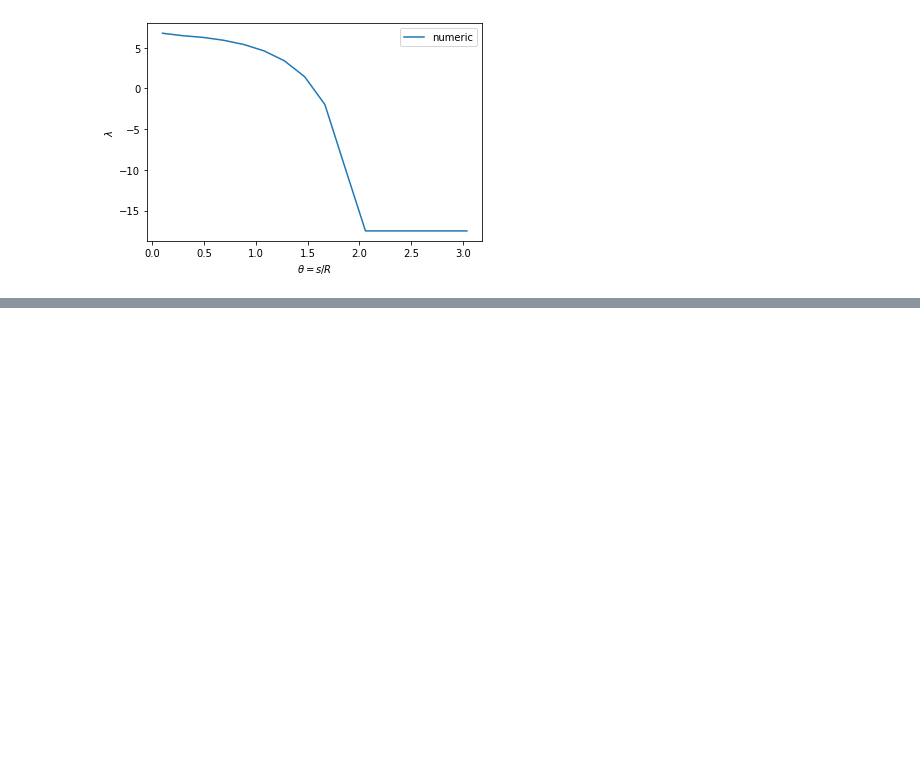
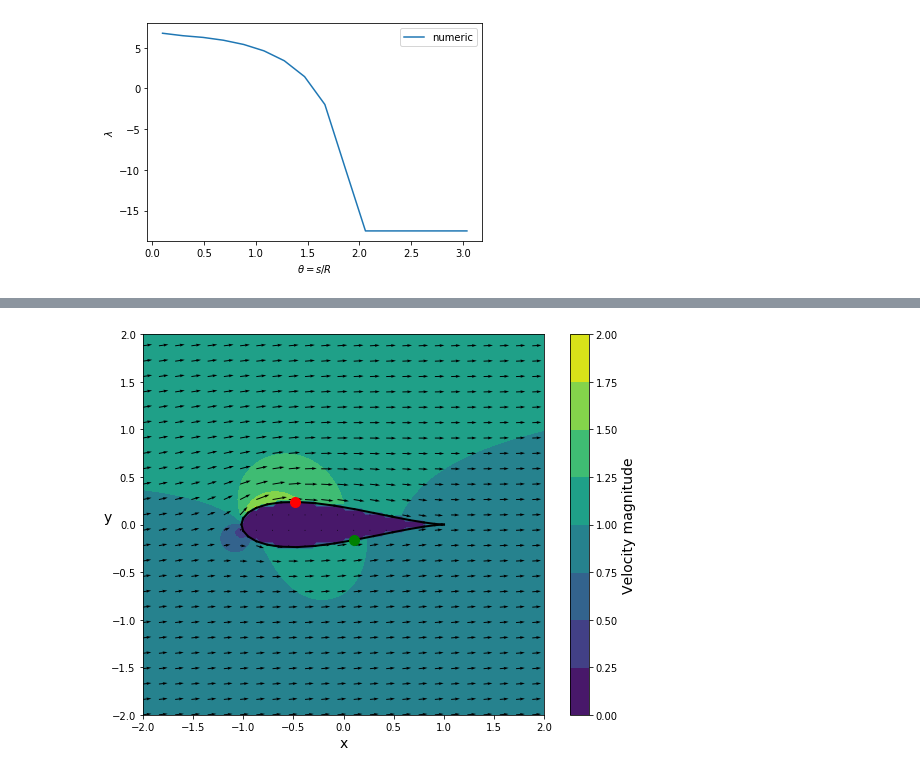
Before and after one commit to weymouth/MarineHydro, a Jupyter notebook: tutorials/notebook template.ipynb, the cells around one changed output, grey strips where cells are left out. Cells and saved outputs as stored; diff of their text form; code cells hidden in the pictures; blank space fills up the shorter version.

```diff
--- a/tutorials/notebook template.ipynb
+++ b/tutorials/notebook template.ipynb
@@ -531,0 +542,22 @@ numeric prediction @ s=1.878
+# %%
+foil = vp.make_jfoil(32)
+foil.solve_gamma_O2(alpha=0.1, kutta=[(0,-1)])
+foil.plot_flow()
+
+top, bot = foil.split()
+_,_,itop = top.thwaites()
+_,_,ibot = bot.thwaites()
+
+def sep_point(panel):
+    _,_,iSep = panel.thwaites()
+    x = bl.sep(panel.get_array('xc'), iSep)
+    y = bl.sep(panel.get_array('yc'), iSep)
+    return x,y
+
+xtop, ytop = sep_point(top)
+plt.scatter(xtop, ytop, s=100, c='r', zorder=10);
+
+xbot, ybot=sep_point(bot)
+plt.scatter(xbot, ybot, s=100, c='g', zorder=10);
+# %% [output]
+[figure, added]
```
Also changed, not shown: parts of 16 cells of this notebook, 1 other file.
